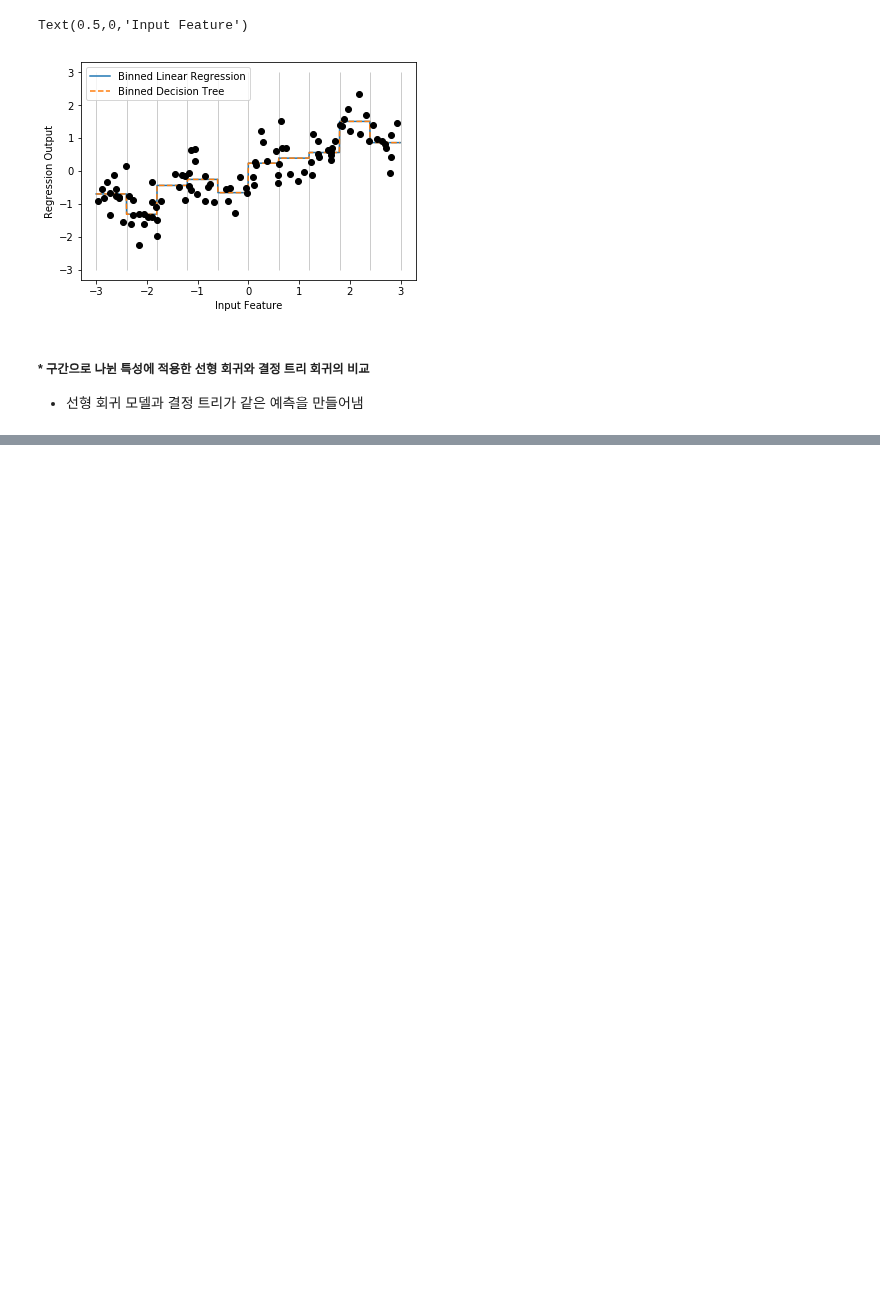
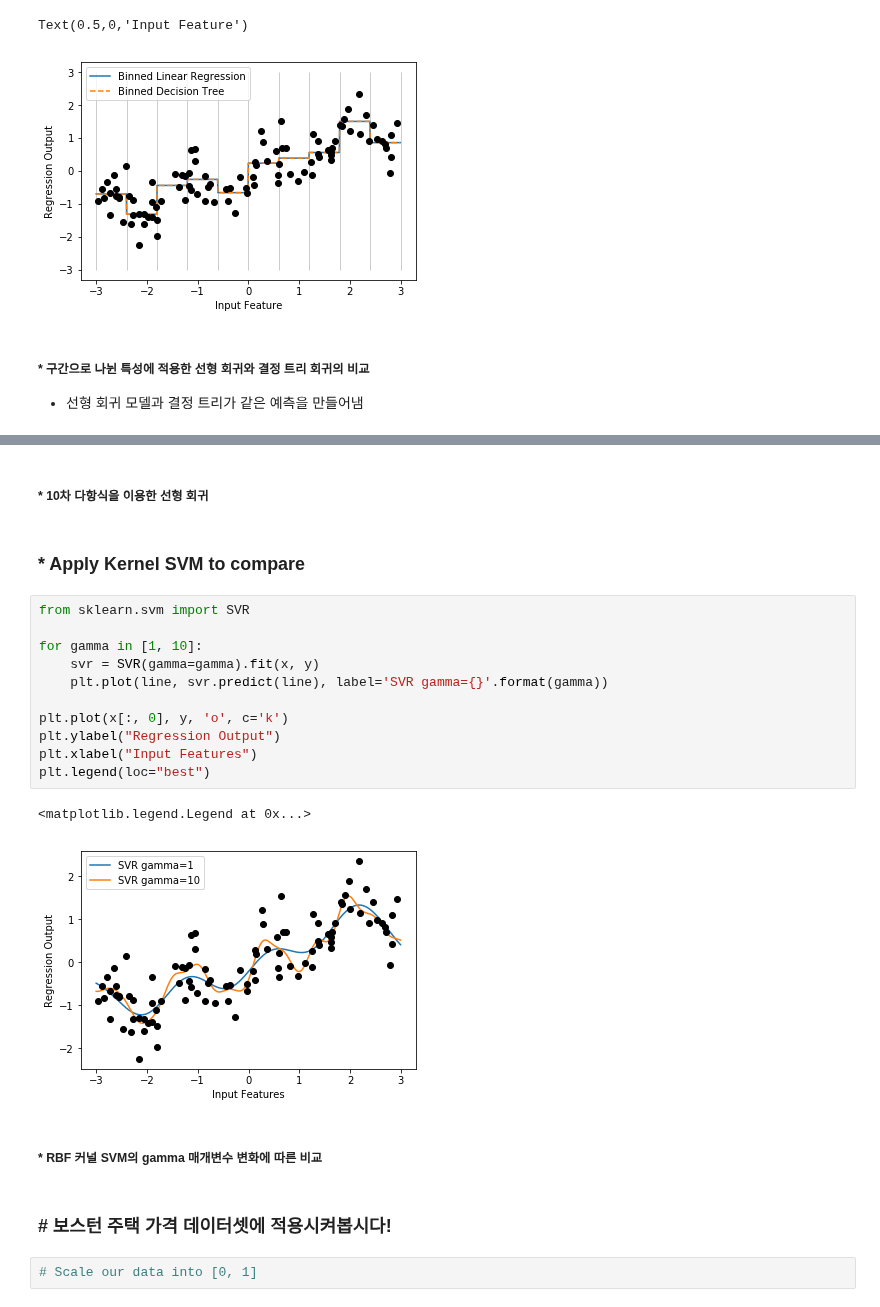
Before and after one commit to JMmmmuu/ML, a Jupyter notebook: IntroToMLwithPython/4_RepresentingData_n_EngineeringFeatures.ipynb, the cells around one changed output, grey strips where cells are left out. Drawn from its saved outputs; the diff is of its cells as text; blank space fills up the shorter version.

```diff
--- a/IntroToMLwithPython/4_RepresentingData_n_EngineeringFeatures.ipynb
+++ b/IntroToMLwithPython/4_RepresentingData_n_EngineeringFeatures.ipynb
@@ -265,0 +377,24 @@ Text(0.5,0,'Input Feature')
+# %% [markdown]
+##### * 10차 다항식을 이용한 선형 회귀
+# %% [markdown]
+### * Apply Kernel SVM to compare
+# %%
+from sklearn.svm import SVR
+
+for gamma in [1, 10]:
+    svr = SVR(gamma=gamma).fit(x, y)
+    plt.plot(line, svr.predict(line), label='SVR gamma={}'.format(gamma))
+
+plt.plot(x[:, 0], y, 'o', c='k')
+plt.ylabel("Regression Output")
+plt.xlabel("Input Features")
+plt.legend(loc="best")
+# %% [output]
+<matplotlib.legend.Legend at 0x...>
+[figure, added]
+# %% [markdown]
+##### * RBF 커널 SVM의 gamma 매개변수 변화에 따른 비교
+# %% [markdown]
+### # 보스턴 주택 가격 데이터셋에 적용시켜봅시다!
+# %%
+# Scale our data into [0, 1]
```
Also changed, not shown: parts of 14 cells of this notebook.
